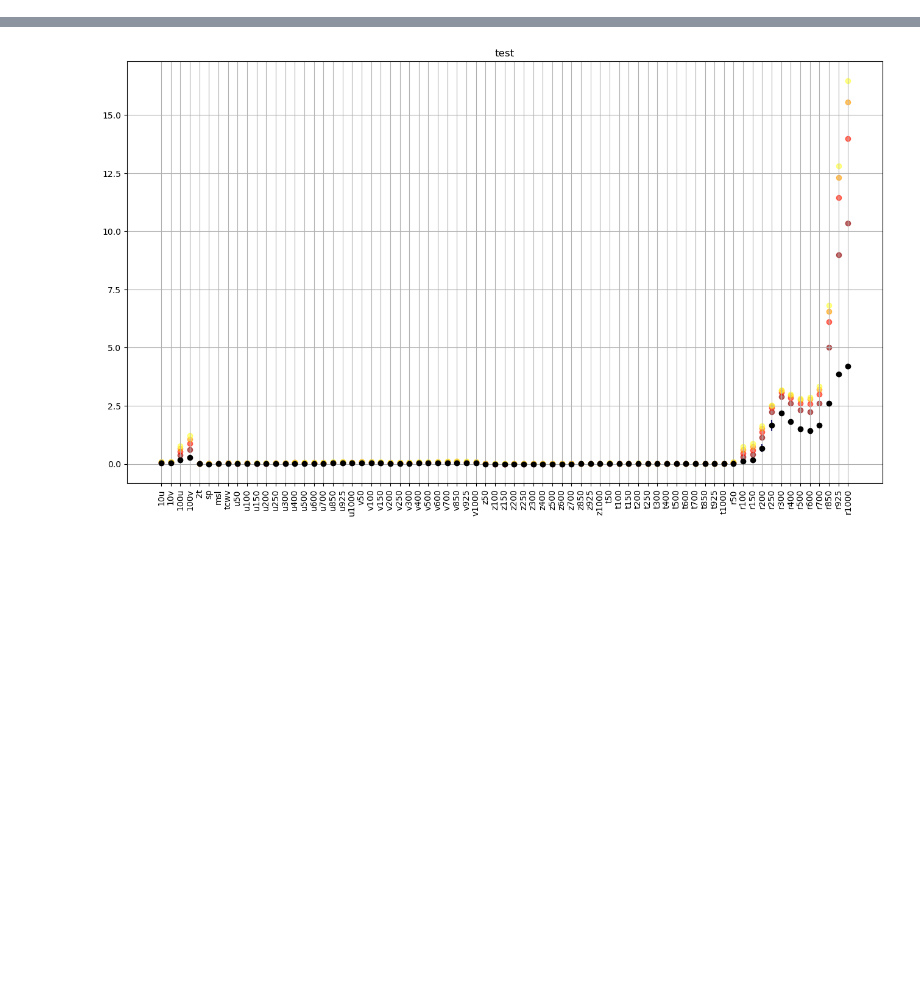
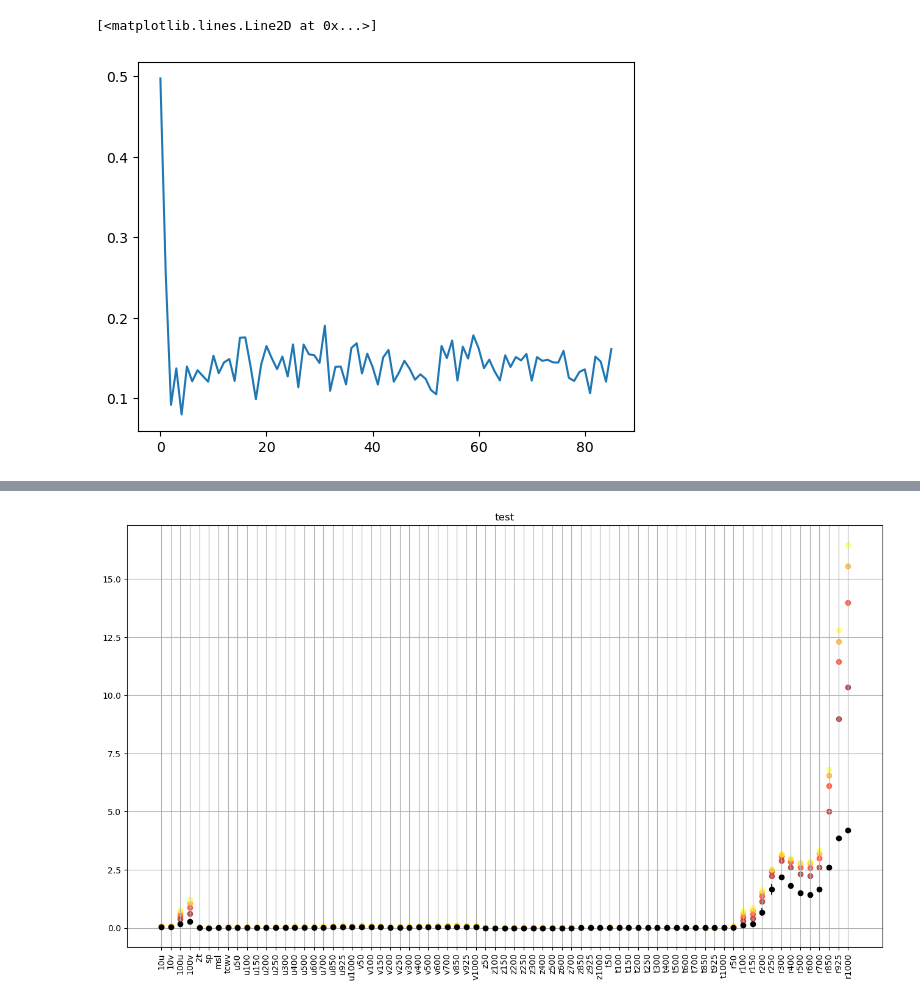
Before and after one commit to Slusny/Modulated-Spherical-Fourier-Neural-Operator, a Jupyter notebook: Visualization.ipynb, the cells around one changed output, grey strips where cells are left out. Drawn from its saved outputs; the diff is of its cells as text; code cells hidden in the pictures; blank space fills up the shorter version.

```diff
--- a/Visualization.ipynb
+++ b/Visualization.ipynb
@@ -24,0 +53,6 @@ NameError: name 'beta' is not defined
+# %%
+# gammas[:120]
+plt.plot(gammas[:,120])
+# %% [output]
+[<matplotlib.lines.Line2D at 0x...>]
+[figure, added]
```
Also changed, not shown: parts of 9 cells of this notebook, 2 other files.
